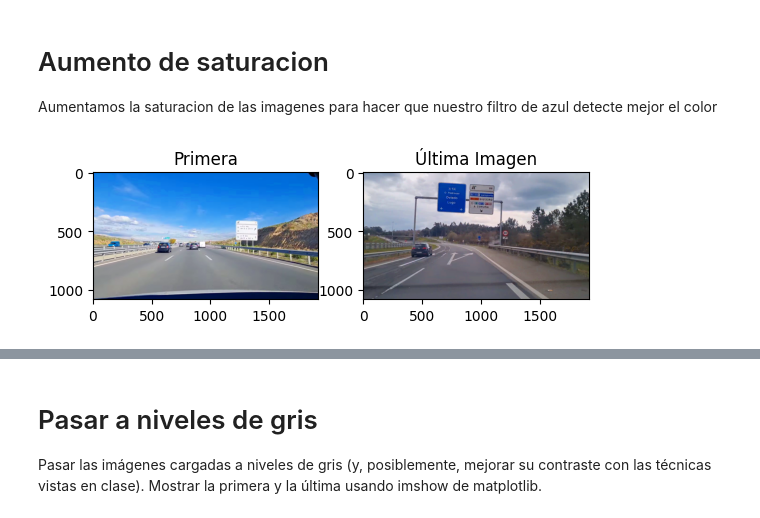
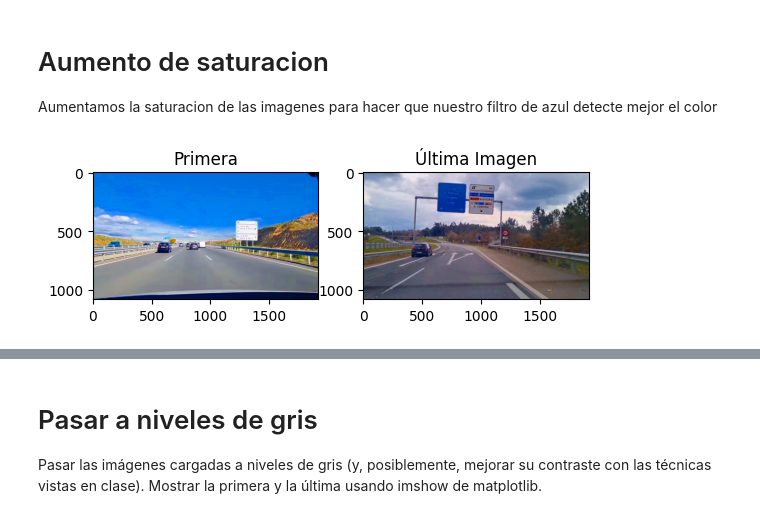
Before and after one commit to Im-Lewis/Practica1-VA, a Jupyter notebook: notebook_BlueFilter.ipynb, the cells around one changed output, grey strips where cells are left out. Cells and saved outputs as stored; diff of their text form; code cells hidden in the pictures.

```diff
--- a/notebook_BlueFilter.ipynb
+++ b/notebook_BlueFilter.ipynb
@@ -43,7 +43,7 @@ def mostrarPrimeraYUltima(imagenes):
     # Mostrar la primera y la ultima imagen
     if len(imagenes) > 0:
         # Crear la figura y los ejes
-        fig, axes = plt.subplots(1, 2)
+        _, axes = plt.subplots(1, 2)
 
         axes[0].imshow(cv2.cvtColor(imagenes[0], cv2.COLOR_BGR2RGB))
         axes[0].set_title('Primera')
@@ -71,24 +88,22 @@ Aumentamos la saturacion de las imagenes para hacer que nuestro filtro de azul d
 # %%
-def increase_saturation(images):
-    saturation_increase=[]
+def increase_saturation_all(images):
+    saturation_increase = []
     for image in images:
         # Convertir la imagen a espacio de color HSV
         hsv = cv2.cvtColor(image, cv2.COLOR_BGR2HSV)
 
-        # Aumentar la saturación
-        hsv[:,:,1] = np.clip(hsv[:,:,1] * 1.5, 0, 255).astype(np.uint8)
+        # Aumentar la saturación de toda la imagen
+        hsv[:,:,1] = np.clip(hsv[:,:,1] * 3, 0, 255)
 
         # Convertir la imagen de vuelta a BGR
         result = cv2.cvtColor(hsv, cv2.COLOR_HSV2BGR)
         saturation_increase.append(result)
     return saturation_increase
 # %%
-copy=listaImagenes.copy()
-
 # Aumentar la saturación en 1.5 veces
-imgs_saturation_increase = increase_saturation(copy)
+imgs_saturation_increase = increase_saturation_all(listaImagenes.copy())
 
 # Mostramos la primera y la ultima imagen de la lista
 mostrarPrimeraYUltima(imgs_saturation_increase)
 # %% [output]
-[figure, old version]
+[figure, new version]
```
Also changed, not shown: parts of 25 cells of this notebook, 1 other file.
